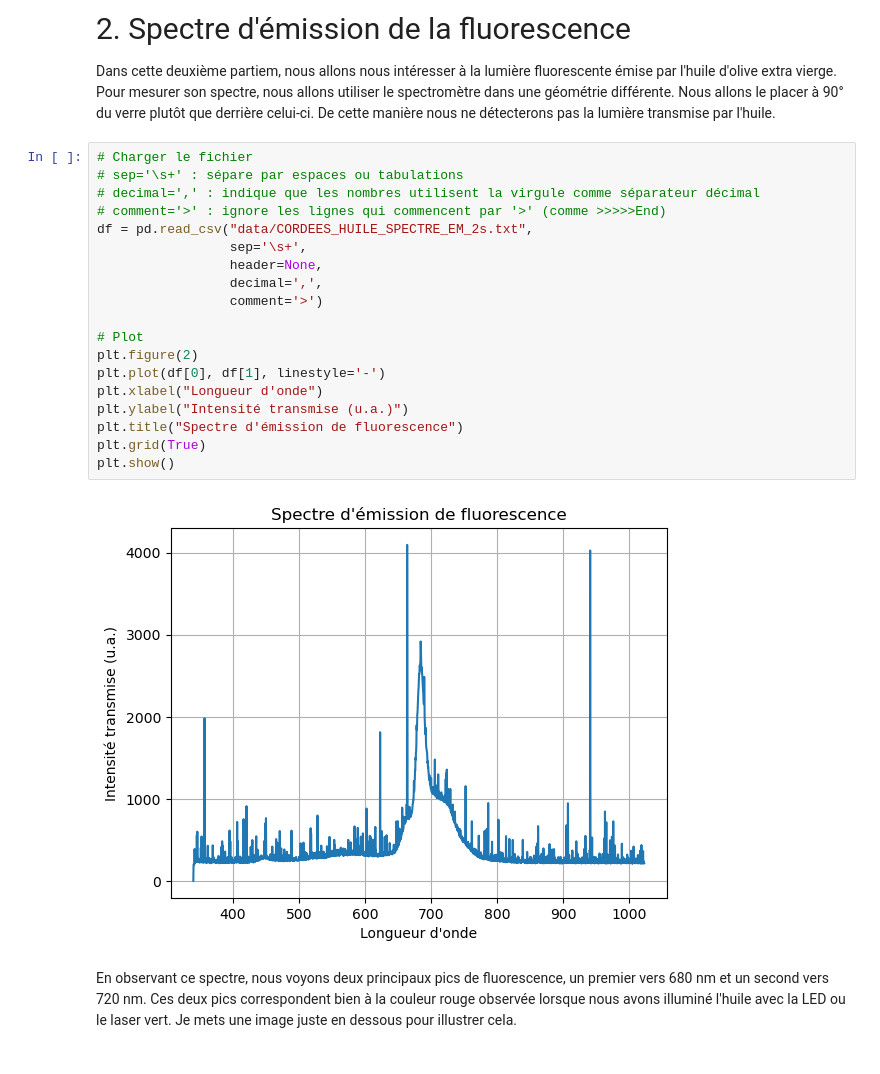
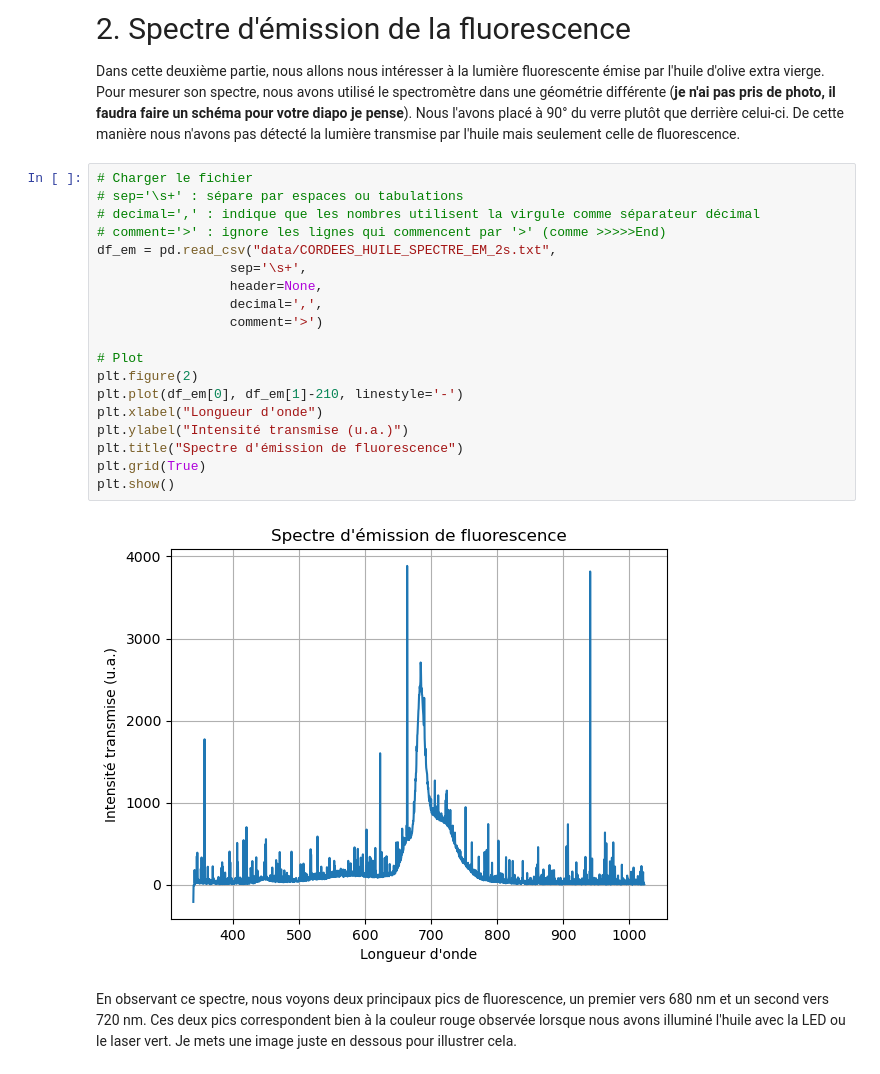
Before and after one commit to ltoguh/fluorescence_project_cordees_2026, a Jupyter notebook: fluo_cordees.ipynb, the cells around one changed output. Saved outputs shown, nothing was run; the diff lists cells and outputs as text.

Commit message:
Spectres abs et em + corrections autres spectres

```diff
--- a/fluo_cordees.ipynb
+++ b/fluo_cordees.ipynb
@@ -91,27 +93,27 @@ En revanche, nous observons que le vert (532 nm pour le laser) est très peu abs
 # %% [markdown]
 <p style="font-size: 30px;">2. Spectre d'émission de la fluorescence</p>
 # %% [markdown]
-Dans cette deuxième partiem, nous allons nous intéresser à la lumière fluorescente émise par l'huile d'olive extra vierge. Pour mesurer son spectre, nous allons utiliser le spectromètre dans une géométrie différente. Nous allons le placer à 90° du verre plutôt que derrière celui-ci. De cette manière nous ne détecterons pas la lumière transmise par l'huile.
+Dans cette deuxième partie, nous allons nous intéresser à la lumière fluorescente émise par l'huile d'olive extra vierge. Pour mesurer son spectre, nous avons utilisé le spectromètre dans une géométrie différente (**je n'ai pas pris de photo, il faudra faire un schéma pour votre diapo je pense**). Nous l'avons placé à 90° du verre plutôt que derrière celui-ci. De cette manière nous n'avons pas détecté la lumière transmise par l'huile mais seulement celle de fluorescence.
 # %%
 # Charger le fichier
 # sep='\s+' : sépare par espaces ou tabulations
 # decimal=',' : indique que les nombres utilisent la virgule comme séparateur décimal
 # comment='>' : ignore les lignes qui commencent par '>' (comme >>>>>End)
-df = pd.read_csv("data/CORDEES_HUILE_SPECTRE_EM_2s.txt",
+df_em = pd.read_csv("data/CORDEES_HUILE_SPECTRE_EM_2s.txt",
                  sep='\s+',
                  header=None,
                  decimal=',',
                  comment='>')
 
 # Plot
 plt.figure(2)
-plt.plot(df[0], df[1], linestyle='-')
+plt.plot(df_em[0], df_em[1]-210, linestyle='-')
 plt.xlabel("Longueur d'onde")
 plt.ylabel("Intensité transmise (u.a.)")
 plt.title("Spectre d'émission de fluorescence")
 plt.grid(True)
 plt.show()
 # %% [output]
-[figure, old version]
+[figure, new version]
 # %% [markdown]
 En observant ce spectre, nous voyons deux principaux pics de fluorescence, un premier vers 680 nm et un second vers 720 nm. Ces deux pics correspondent bien à la couleur rouge observée lorsque nous avons illuminé l'huile avec la LED ou le laser vert. Je mets une image juste en dessous pour illustrer cela.
```
Also changed, not shown: parts of 7 cells of this notebook, 3 other files.
